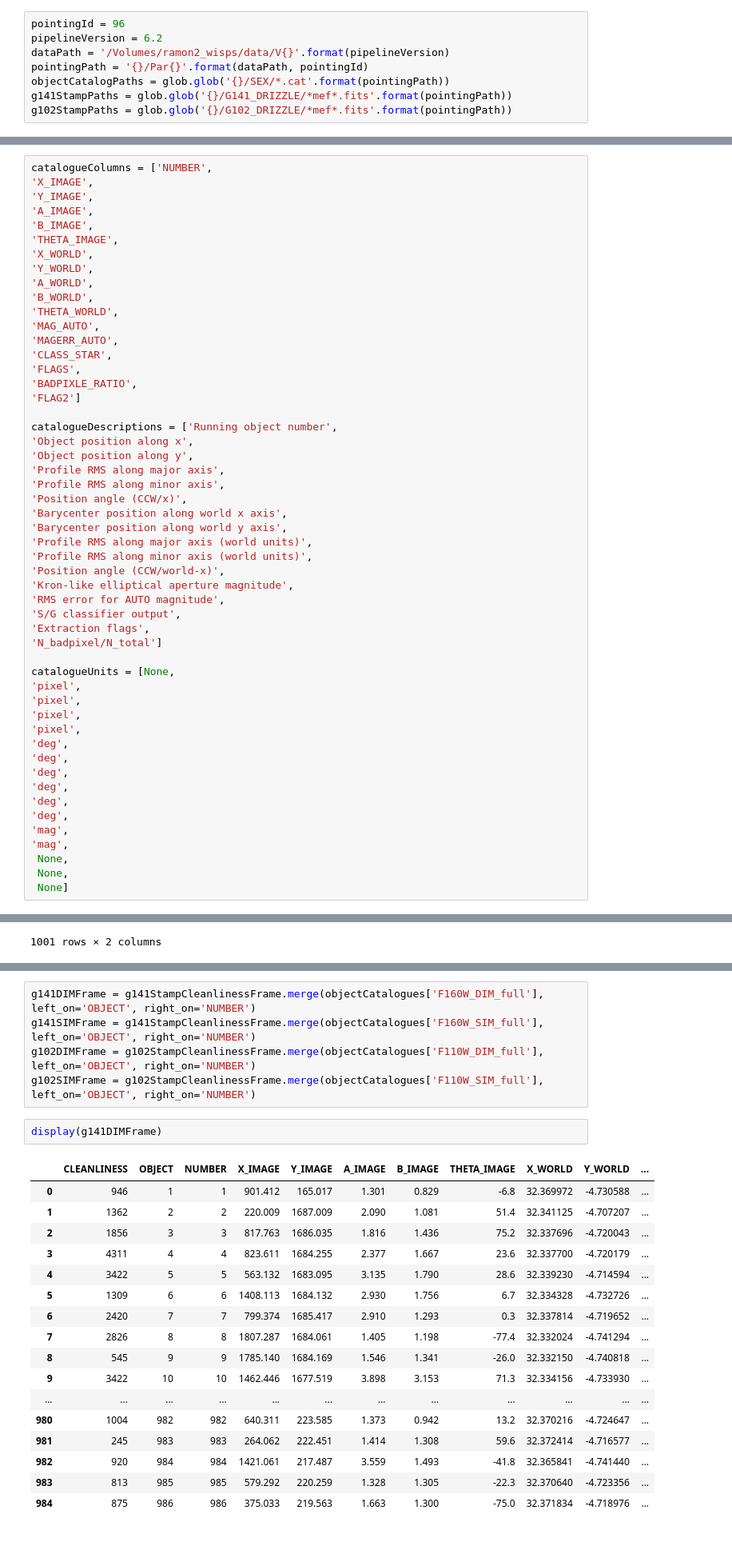
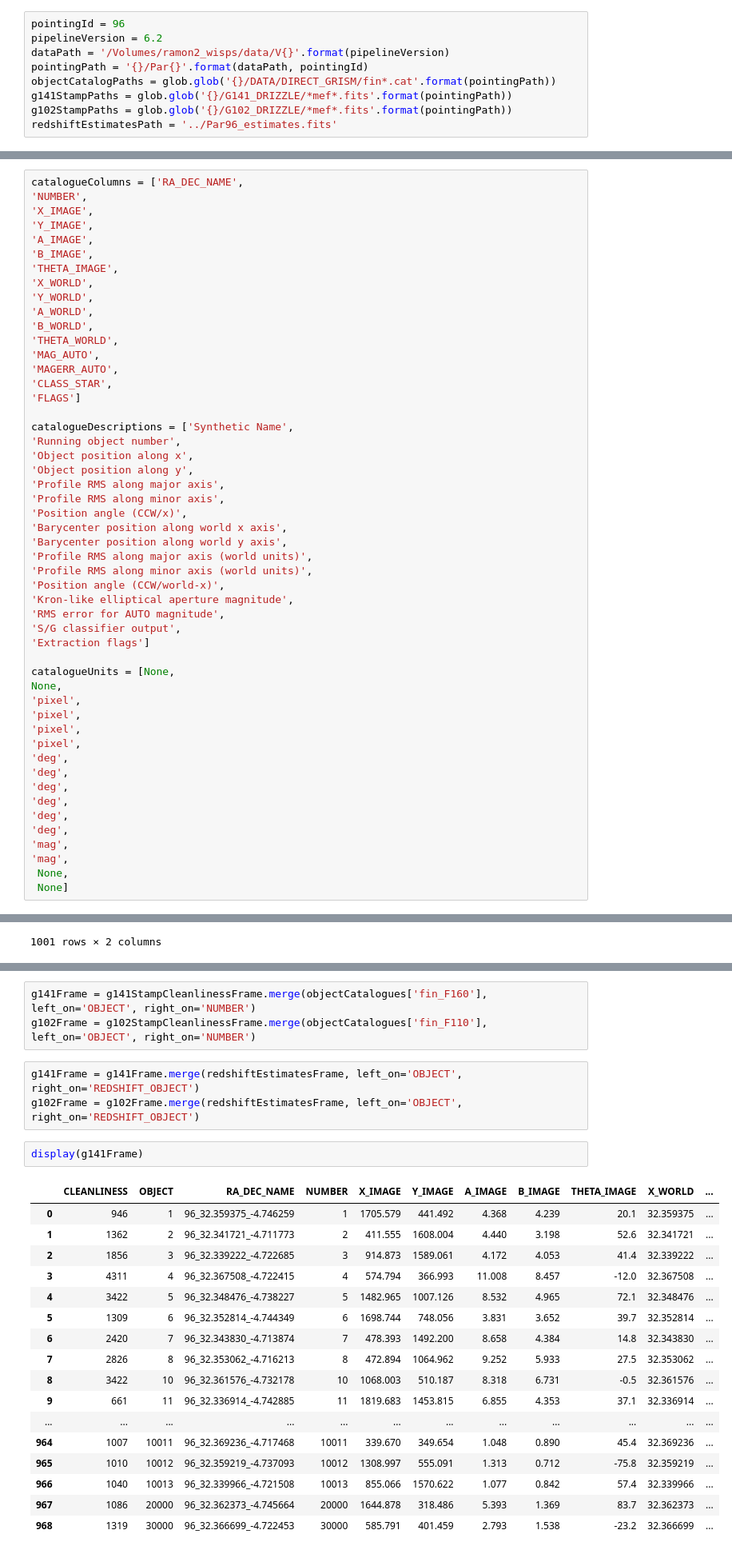
Before and after one commit to AstroZooMin/WISPSBayesianLineID, a Jupyter notebook: BayesianFramework/CleanSpectrumSampling.ipynb, the cells around one changed output, grey strips where cells are left out. Shown at 80% size. Saved outputs shown, nothing was run; the diff lists cells and outputs as text.

Commit message:
Added redshift estimate and error computation.

```diff
--- a/BayesianFramework/CleanSpectrumSampling.ipynb
+++ b/BayesianFramework/CleanSpectrumSampling.ipynb
@@ -24,9 +25,10 @@ pointingId = 96
 pipelineVersion = 6.2
 dataPath = '/Volumes/ramon2_wisps/data/V{}'.format(pipelineVersion)
 pointingPath = '{}/Par{}'.format(dataPath, pointingId)
-objectCatalogPaths = glob.glob('{}/SEX/*.cat'.format(pointingPath))
+objectCatalogPaths = glob.glob('{}/DATA/DIRECT_GRISM/fin*.cat'.format(pointingPath))
 g141StampPaths = glob.glob('{}/G141_DRIZZLE/*mef*.fits'.format(pointingPath))
 g102StampPaths = glob.glob('{}/G102_DRIZZLE/*mef*.fits'.format(pointingPath))
+redshiftEstimatesPath = '../Par96_estimates.fits'
 # %% [markdown]
 # Grism and Filter Properties
 # %%
@@ -66,7 +68,8 @@ defaultGrismPixelBounds = {102 : np.linspace(start=defaultGrismWavelengthRanges[
 # %% [markdown]
 # Load Catalogues
 # %%
-catalogueColumns = ['NUMBER',
+catalogueColumns = ['RA_DEC_NAME',
+'NUMBER',
 'X_IMAGE',
 'Y_IMAGE',
 'A_IMAGE',
@@ -80,11 +83,10 @@ catalogueColumns = ['NUMBER',
 'MAG_AUTO',
 'MAGERR_AUTO',
 'CLASS_STAR',
-'FLAGS',
-'BADPIXLE_RATIO',
-'FLAG2']
+'FLAGS']
 
-catalogueDescriptions = ['Running object number',
+catalogueDescriptions = ['Synthetic Name',
+'Running object number',
 'Object position along x',
 'Object position along y',
 'Profile RMS along major axis',
@@ -98,10 +100,10 @@ catalogueDescriptions = ['Running object number',
 'Kron-like elliptical aperture magnitude',
 'RMS error for AUTO magnitude',
 'S/G classifier output',
-'Extraction flags',
-'N_badpixel/N_total']
+'Extraction flags']
 
 catalogueUnits = [None,
+None,
 'pixel',
 'pixel',
 'pixel',
@@ -115,7 +117,6 @@ catalogueUnits = [None,
 'mag',
 'mag',
  None,
- None,
  None]
 # %%
 objectCatalogues = { pathlib.Path(path).stem : pd.read_csv(path,
@@ -202,25 +289,26 @@ dict_keys(['F160W_DIM_full', 'F110W_SIM_full', 'F110W_DIM_full', 'F160W_SIM_full
 # %%
-g141DIMFrame = g141StampCleanlinessFrame.merge(objectCatalogues['F160W_DIM_full'], left_on='OBJECT', right_on='NUMBER')
-g141SIMFrame = g141StampCleanlinessFrame.merge(objectCatalogues['F160W_SIM_full'], left_on='OBJECT', right_on='NUMBER')
-g102DIMFrame = g102StampCleanlinessFrame.merge(objectCatalogues['F110W_DIM_full'], left_on='OBJECT', right_on='NUMBER')
-g102SIMFrame = g102StampCleanlinessFrame.merge(objectCatalogues['F110W_SIM_full'], left_on='OBJECT', right_on='NUMBER')
+g141Frame = g141StampCleanlinessFrame.merge(objectCatalogues['fin_F160'], left_on='OBJECT', right_on='NUMBER')
+g102Frame = g102StampCleanlinessFrame.merge(objectCatalogues['fin_F110'], left_on='OBJECT', right_on='NUMBER')
+# %%
+g141Frame = g141Frame.merge(redshiftEstimatesFrame, left_on='OBJECT', right_on='REDSHIFT_OBJECT')
+g102Frame = g102Frame.merge(redshiftEstimatesFrame, left_on='OBJECT', right_on='REDSHIFT_OBJECT')
 # %%
-display(g141DIMFrame)
+display(g141Frame)
 # %% [output]
-|  | CLEANLINESS | OBJECT | NUMBER | X_IMAGE | Y_IMAGE | A_IMAGE | B_IMAGE | THETA_IMAGE | X_WORLD | Y_WORLD | ... |
-| 0 | 946 | 1 | 1 | 901.412 | 165.017 | 1.301 | 0.829 | -6.8 | 32.369972 | -4.730588 | ... |
-| 1 | 1362 | 2 | 2 | 220.009 | 1687.009 | 2.090 | 1.081 | 51.4 | 32.341125 | -4.707207 | ... |
-| 2 | 1856 | 3 | 3 | 817.763 | 1686.035 | 1.816 | 1.436 | 75.2 | 32.337696 | -4.720043 | ... |
-| 3 | 4311 | 4 | 4 | 823.611 | 1684.255 | 2.377 | 1.667 | 23.6 | 32.337700 | -4.720179 | ... |
-| 4 | 3422 | 5 | 5 | 563.132 | 1683.095 | 3.135 | 1.790 | 28.6 | 32.339230 | -4.714594 | ... |
-| 5 | 1309 | 6 | 6 | 1408.113 | 1684.132 | 2.930 | 1.756 | 6.7 | 32.334328 | -4.732726 | ... |
-| 6 | 2420 | 7 | 7 | 799.374 | 1685.417 | 2.910 | 1.293 | 0.3 | 32.337814 | -4.719652 | ... |
-| 7 | 2826 | 8 | 8 | 1807.287 | 1684.061 | 1.405 | 1.198 | -77.4 | 32.332024 | -4.741294 | ... |
-| 8 | 545 | 9 | 9 | 1785.140 | 1684.169 | 1.546 | 1.341 | -26.0 | 32.332150 | -4.740818 | ... |
-| 9 | 3422 | 10 | 10 | 1462.446 | 1677.519 | 3.898 | 3.153 | 71.3 | 32.334156 | -4.733930 | ... |
+|  | CLEANLINESS | OBJECT | RA_DEC_NAME | NUMBER | X_IMAGE | Y_IMAGE | A_IMAGE | B_IMAGE | THETA_IMAGE | X_WORLD | ... |
+| 0 | 946 | 1 | 96_32.359375_-4.746259 | 1 | 1705.579 | 441.492 | 4.368 | 4.239 | 20.1 | 32.359375 | ... |
+| 1 | 1362 | 2 | 96_32.341721_-4.711773 | 2 | 411.555 | 1608.004 | 4.440 | 3.198 | 52.6 | 32.341721 | ... |
+| 2 | 1856 | 3 | 96_32.339222_-4.722685 | 3 | 914.873 | 1589.061 | 4.172 | 4.053 | 41.4 | 32.339222 | ... |
+| 3 | 4311 | 4 | 96_32.367508_-4.722415 | 4 | 574.794 | 366.993 | 11.008 | 8.457 | -12.0 | 32.367508 | ... |
+| 4 | 3422 | 5 | 96_32.348476_-4.738227 | 5 | 1482.965 | 1007.126 | 8.532 | 4.965 | 72.1 | 32.348476 | ... |
+| 5 | 1309 | 6 | 96_32.352814_-4.744349 | 6 | 1698.744 | 748.056 | 3.831 | 3.652 | 39.7 | 32.352814 | ... |
+| 6 | 2420 | 7 | 96_32.343830_-4.713874 | 7 | 478.393 | 1492.200 | 8.658 | 4.384 | 14.8 | 32.343830 | ... |
+| 7 | 2826 | 8 | 96_32.353062_-4.716213 | 8 | 472.894 | 1064.962 | 9.252 | 5.933 | 27.5 | 32.353062 | ... |
+| 8 | 3422 | 10 | 96_32.361576_-4.732178 | 10 | 1068.003 | 510.187 | 8.318 | 6.731 | -0.5 | 32.361576 | ... |
+| 9 | 661 | 11 | 96_32.336914_-4.742885 | 11 | 1819.683 | 1453.815 | 6.855 | 4.353 | 37.1 | 32.336914 | ... |
 | ... | ... | ... | ... | ... | ... | ... | ... | ... | ... | ... | ... |
-| 980 | 1004 | 982 | 982 | 640.311 | 223.585 | 1.373 | 0.942 | 13.2 | 32.370216 | -4.724647 | ... |
-| 981 | 245 | 983 | 983 | 264.062 | 222.451 | 1.414 | 1.308 | 59.6 | 32.372414 | -4.716577 | ... |
-| 982 | 920 | 984 | 984 | 1421.061 | 217.487 | 3.559 | 1.493 | -41.8 | 32.365841 | -4.741440 | ... |
-| 983 | 813 | 985 | 985 | 579.292 | 220.259 | 1.328 | 1.305 | -22.3 | 32.370640 | -4.723356 | ... |
-| 984 | 875 | 986 | 986 | 375.033 | 219.563 | 1.663 | 1.300 | -75.0 | 32.371834 | -4.718976 | ... |
+| 964 | 1007 | 10011 | 96_32.369236_-4.717468 | 10011 | 339.670 | 349.654 | 1.048 | 0.890 | 45.4 | 32.369236 | ... |
+| 965 | 1010 | 10012 | 96_32.359219_-4.737093 | 10012 | 1308.997 | 555.091 | 1.313 | 0.712 | -75.8 | 32.359219 | ... |
+| 966 | 1040 | 10013 | 96_32.339966_-4.721508 | 10013 | 855.066 | 1570.622 | 1.077 | 0.842 | 57.4 | 32.339966 | ... |
+| 967 | 1086 | 20000 | 96_32.362373_-4.745664 | 20000 | 1644.878 | 318.486 | 5.393 | 1.369 | 83.7 | 32.362373 | ... |
+| 968 | 1319 | 30000 | 96_32.366699_-4.722453 | 30000 | 585.791 | 401.459 | 2.793 | 1.538 | -23.2 | 32.366699 | ... |
```
Also changed, not shown: parts of 6 cells of this notebook.
